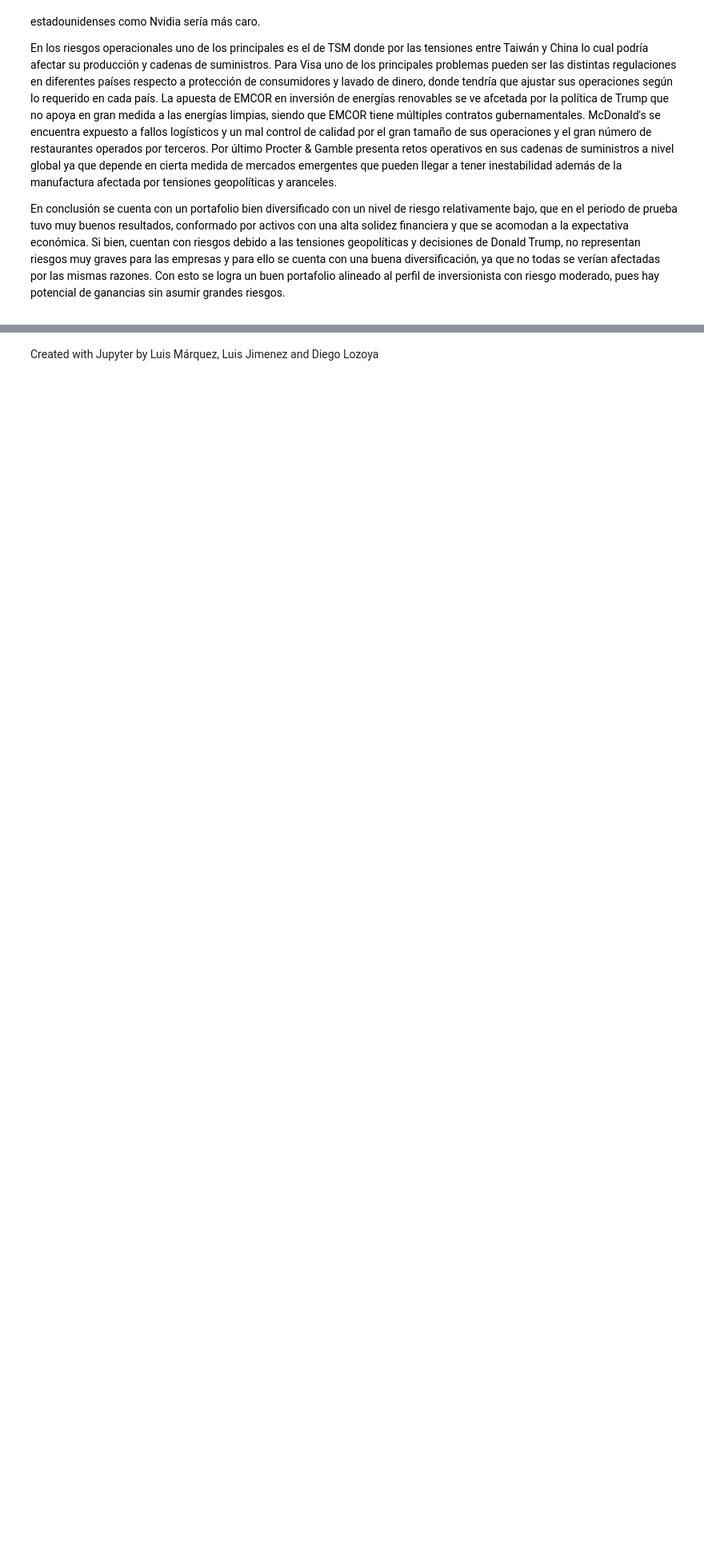
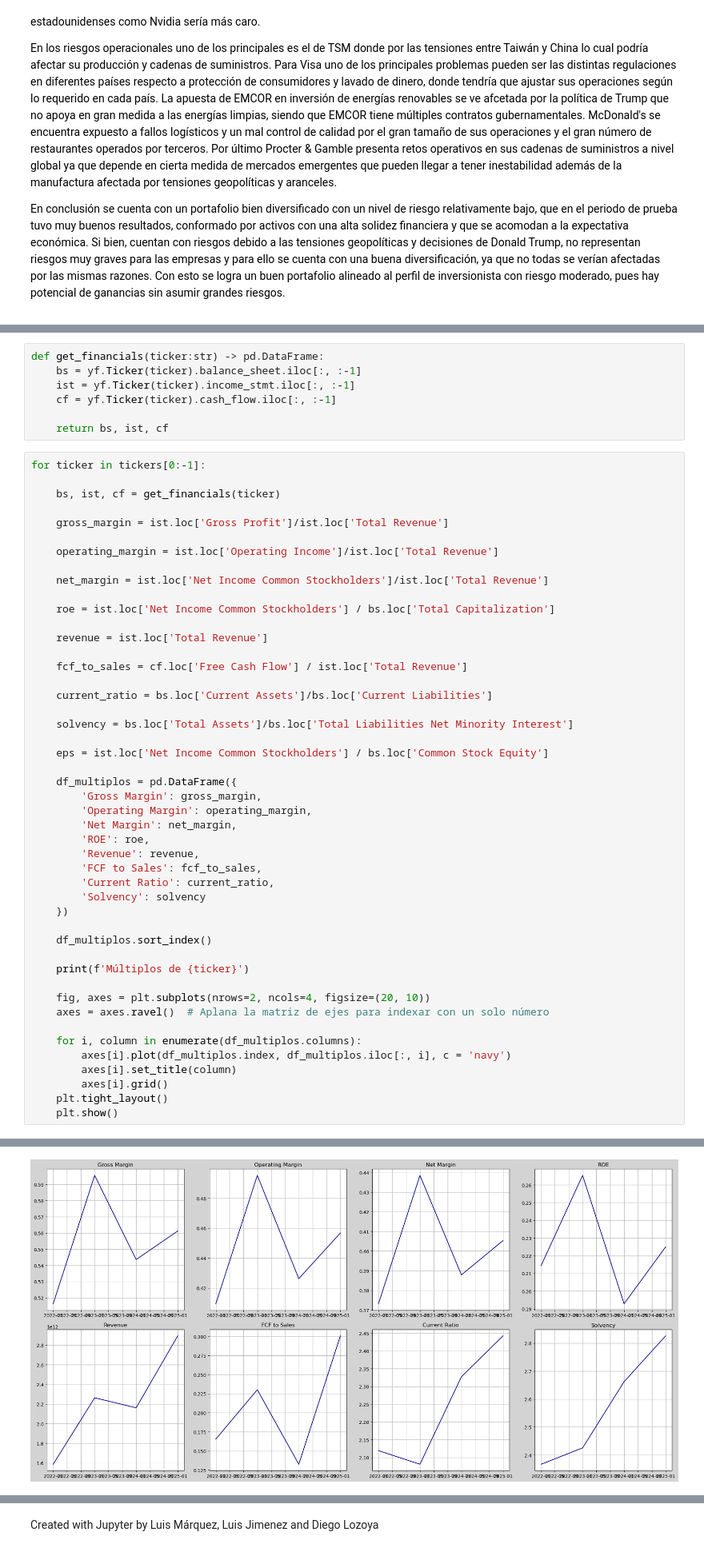
Before and after one commit to zayo1511/AdminDeRiesgos, a Jupyter notebook: Proyecto/Proyecto_Admin.ipynb, the cells around one changed output, grey strips where cells are left out. Shown at 80% size. Drawn from its saved outputs; the diff is of its cells as text; blank space fills up the shorter version.

```diff
--- a/Proyecto/Proyecto_Admin.ipynb
+++ b/Proyecto/Proyecto_Admin.ipynb
@@ -1068,0 +1074,55 @@ Investing.com. (2024, 26 de febrero). Análisis DAFO de McDonald’s: perspectiv
+# %%
+def get_financials(ticker:str) -> pd.DataFrame:
+    bs = yf.Ticker(ticker).balance_sheet.iloc[:, :-1]
+    ist = yf.Ticker(ticker).income_stmt.iloc[:, :-1]
+    cf = yf.Ticker(ticker).cash_flow.iloc[:, :-1]
+
+    return bs, ist, cf
+# %%
+for ticker in tickers[0:-1]:
+
+    bs, ist, cf = get_financials(ticker)
+
+    gross_margin = ist.loc['Gross Profit']/ist.loc['Total Revenue']
+
+    operating_margin = ist.loc['Operating Income']/ist.loc['Total Revenue']
+
+    net_margin = ist.loc['Net Income Common Stockholders']/ist.loc['Total Revenue']
+
+    roe = ist.loc['Net Income Common Stockholders'] / bs.loc['Total Capitalization']
+
+    revenue = ist.loc['Total Revenue']
+
+    fcf_to_sales = cf.loc['Free Cash Flow'] / ist.loc['Total Revenue']
+
+    current_ratio = bs.loc['Current Assets']/bs.loc['Current Liabilities']
+
+    solvency = bs.loc['Total Assets']/bs.loc['Total Liabilities Net Minority Interest']
+
+    eps = ist.loc['Net Income Common Stockholders'] / bs.loc['Common Stock Equity']
+
+    df_multiplos = pd.DataFrame({
+        'Gross Margin': gross_margin,
+        'Operating Margin': operating_margin,
+        'Net Margin': net_margin,
+        'ROE': roe,
+        'Revenue': revenue,
+        'FCF to Sales': fcf_to_sales,
+        'Current Ratio': current_ratio,
+        'Solvency': solvency
+    })
+
+    df_multiplos.sort_index()
+
+    print(f'Múltiplos de {ticker}')
+
+    fig, axes = plt.subplots(nrows=2, ncols=4, figsize=(20, 10))
+    axes = axes.ravel()  # Aplana la matriz de ejes para indexar con un solo número
+
+    for i, column in enumerate(df_multiplos.columns):
+        axes[i].plot(df_multiplos.index, df_multiplos.iloc[:, i], c = 'navy')
+        axes[i].set_title(column)
+        axes[i].grid()
+    plt.tight_layout()
+    plt.show()
+# %% [output]
@@ -1068,0 +1130 @@ Investing.com. (2024, 26 de febrero). Análisis DAFO de McDonald’s: perspectiv
+[figure, added]
```
Also changed, not shown: parts of 18 cells of this notebook, 2 other files.
